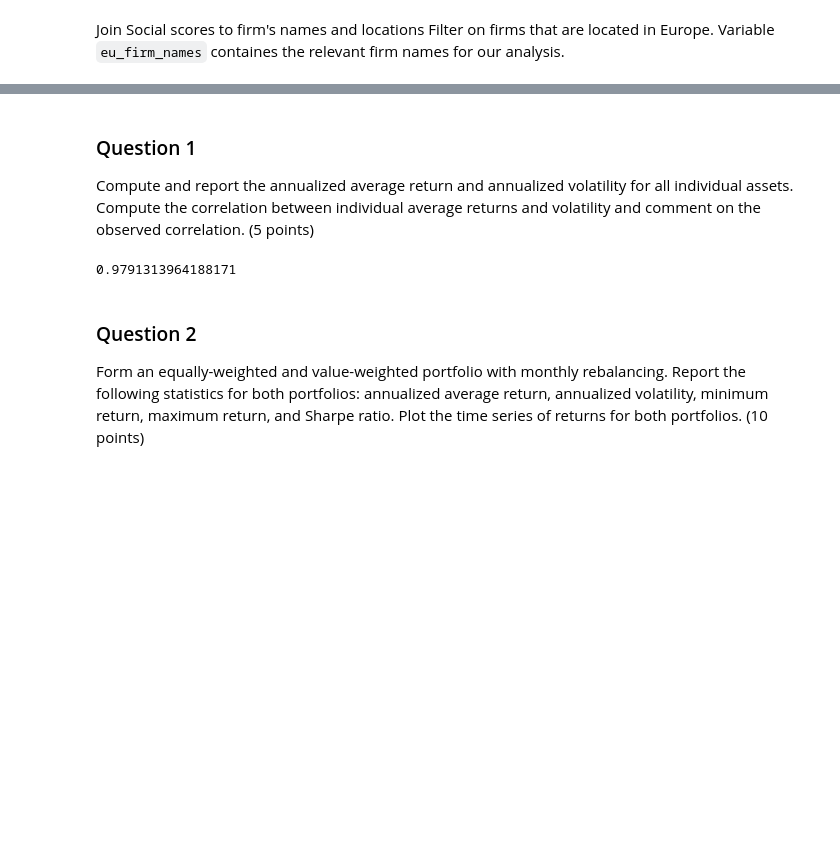
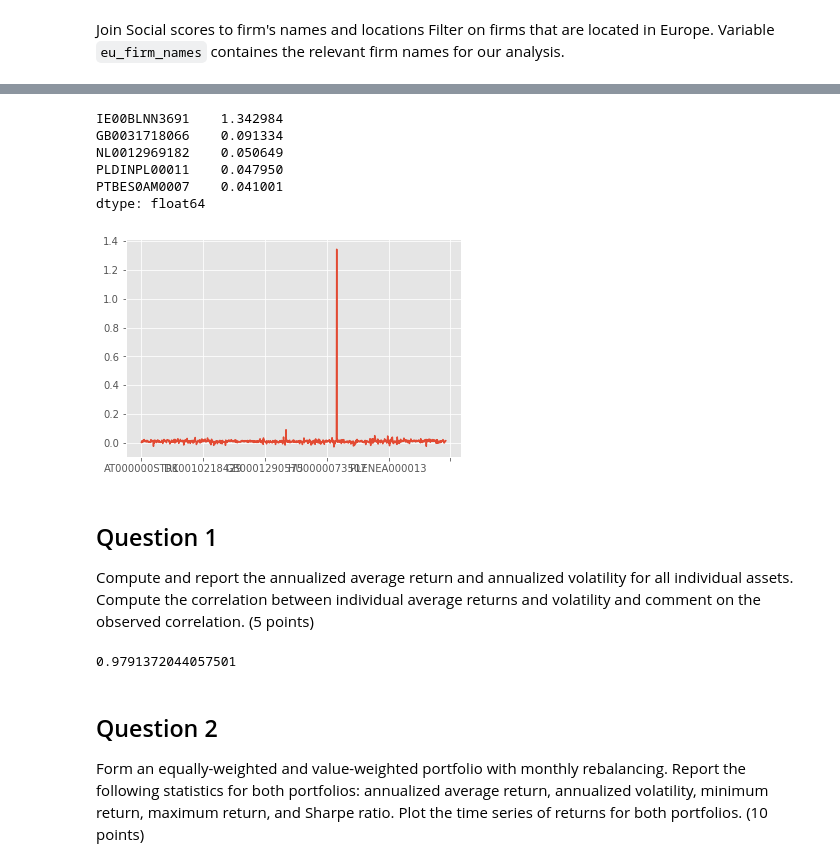
Before and after one commit to 0xMarmelade/FIN-429-Sustainable-finance, a Jupyter notebook: h1.ipynb, the cells around one changed output, grey strips where cells are left out. Saved outputs shown, nothing was run; the diff lists cells and outputs as text; code cells hidden in the pictures; blank space fills up the shorter version.

Commit message:
Fini question 2-3, ajout nelson

```diff
--- a/h1.ipynb
+++ b/h1.ipynb
@@ -1,7 +1,10 @@
 # %%
 import pandas as pd
+import numpy as np
 from pandas import DataFrame
 import math as math
+import matplotlib.pyplot as plt
+plt.style.use('ggplot')
 # %%
 firms = pd.read_excel('https://github.com/0xMarmelade/FIN-429-Sustainable-finance/raw/main/firm_names.xlsx')
 scores = pd.read_excel('https://github.com/0xMarmelade/FIN-429-Sustainable-finance/raw/main/Soc.xlsx', index_col = 0)
@@ -25,5 +35,6 @@ scores = scores[scores["Country"].isin(eu_countrycodes)]
 # %%
 scores.dropna(how='all', inplace=True)
+scores.drop(['GB00B45TWN62', 'GB00B979H674', 'NL0010157558', 'DE000A2YPGA9'], axis='index', inplace=True)
 eu_firm_names = scores.index
 # %%
 eu_firm_returns = returns[eu_firm_names]
@@ -39,13 +50,24 @@ eu_firm_returns.head()
+# %%
+eu_firm_returns.mean().plot()
+eu_firm_returns.mean().sort_values(ascending=False).head(5)
+# %% [output]
+IE00BLNN3691    1.342984
+GB0031718066    0.091334
+NL0012969182    0.050649
+PLDINPL00011    0.047950
+PTBES0AM0007    0.041001
+dtype: float64
+[figure, added]
 # %% [markdown]
-### Question 1
+## Question 1
 Compute and report the annualized average return and annualized volatility for all
 individual assets. Compute the correlation between individual average returns and
 volatility and comment on the observed correlation. (5 points)
 # %%
 (eu_firm_returns.mean() * 12).corr(eu_firm_returns.std())
 # %% [output]
-0.9791313964188171
+0.9791372044057501
 # %% [markdown]
-### Question 2
+## Question 2
 Form an equally-weighted and value-weighted portfolio with monthly rebalancing. Report the following statistics for both portfolios: annualized average return, annualized volatility, minimum return, maximum return, and Sharpe ratio. Plot the time series of returns for both portfolios. (10 points)
 # %%
```
Also changed, not shown: parts of 18 cells of this notebook, 13 other files.
